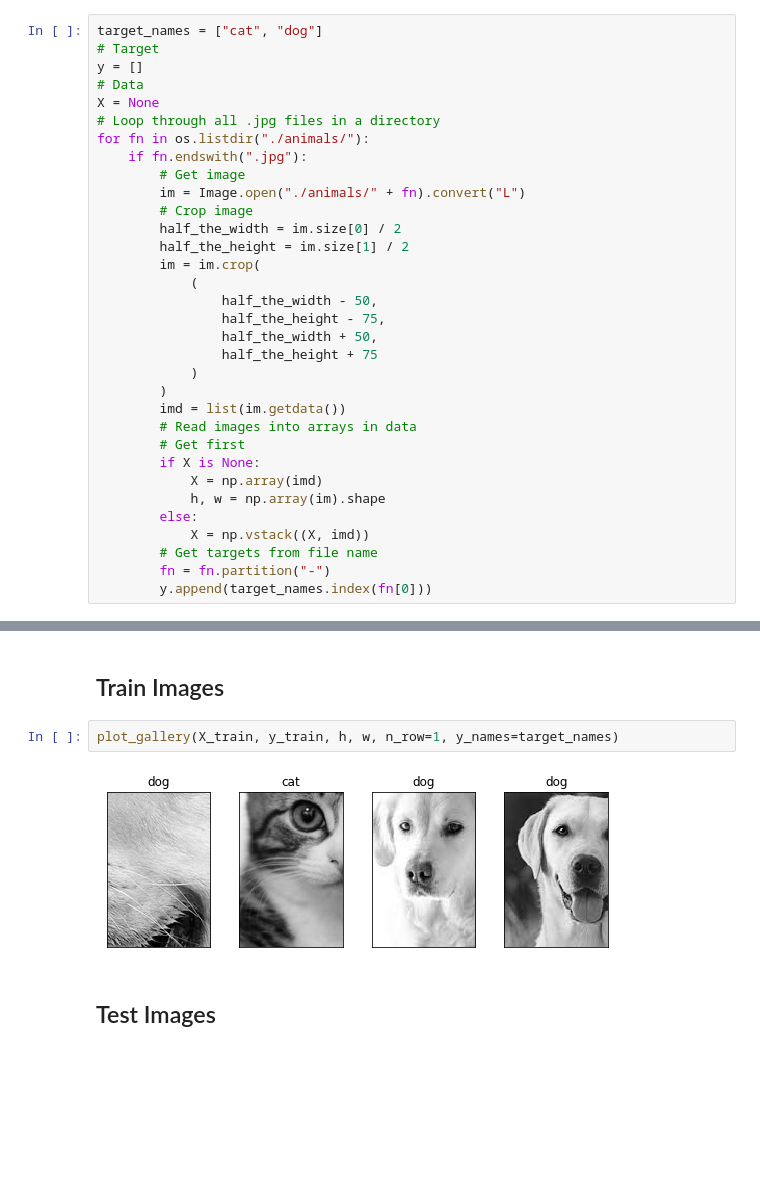
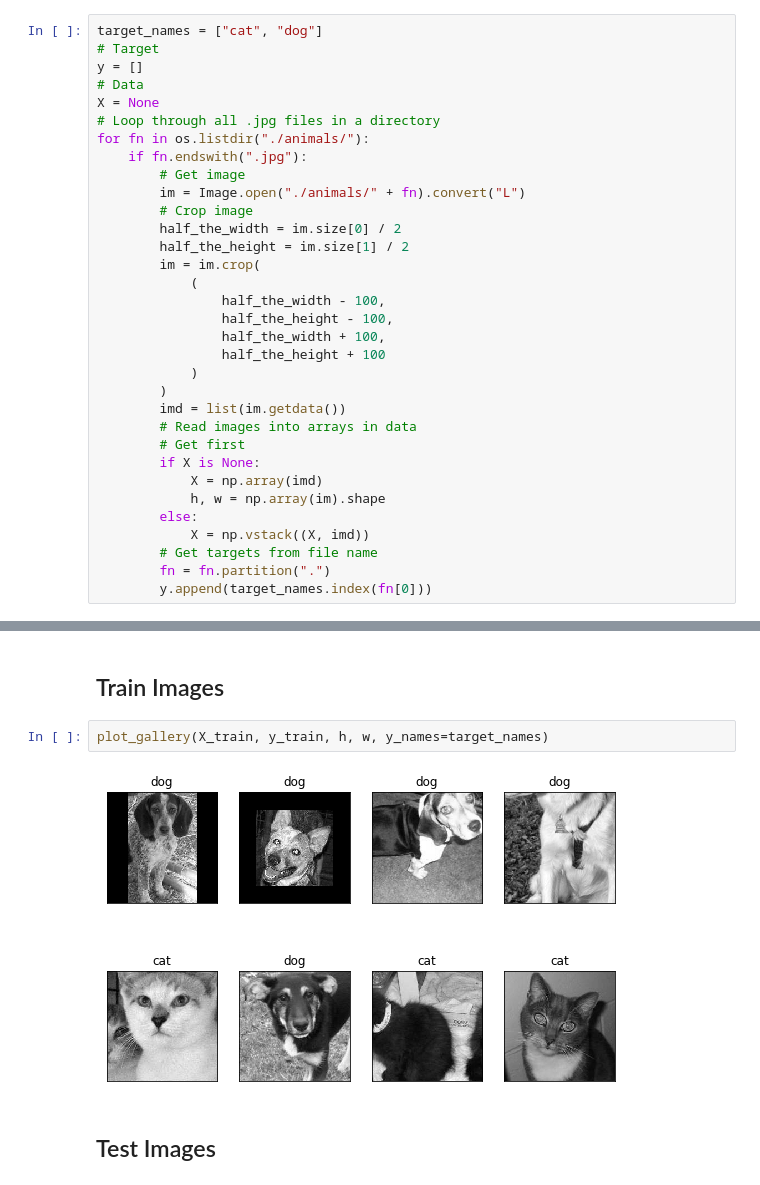
Before and after one commit to treilly94/ml_face_recognition, a Jupyter notebook: animal_recognition.ipynb, the cells around one changed output, grey strips where cells are left out. Saved outputs shown, nothing was run; the diff lists cells and outputs as text; blank space fills up the shorter version.

```diff
--- a/animal_recognition.ipynb
+++ b/animal_recognition.ipynb
@@ -35,10 +28,10 @@ for fn in os.listdir("./animals/"):
         half_the_height = im.size[1] / 2
         im = im.crop(
             (
-                half_the_width - 50,
-                half_the_height - 75,
-                half_the_width + 50,
-                half_the_height + 75
+                half_the_width - 100,
+                half_the_height - 100,
+                half_the_width + 100,
+                half_the_height + 100
             )
         )
         imd = list(im.getdata())
@@ -50,6 +43,6 @@ for fn in os.listdir("./animals/"):
         else:
             X = np.vstack((X, imd))
         # Get targets from file name
-        fn = fn.partition("-")
+        fn = fn.partition(".")
         y.append(target_names.index(fn[0]))
 # %% [markdown]
@@ -154,9 +133,9 @@ def title(y_pred, y_test, target_names, i):
 # %% [markdown]
 ## Train Images
 # %%
-plot_gallery(X_train, y_train, h, w, n_row=1, y_names=target_names)
+plot_gallery(X_train, y_train, h, w, y_names=target_names)
 # %% [output]
-[figure, old version]
+[figure, new version]
 # %% [markdown]
 ## Test Images
 # %%
```
Also changed, not shown: parts of 13 cells of this notebook, 3 other files.
